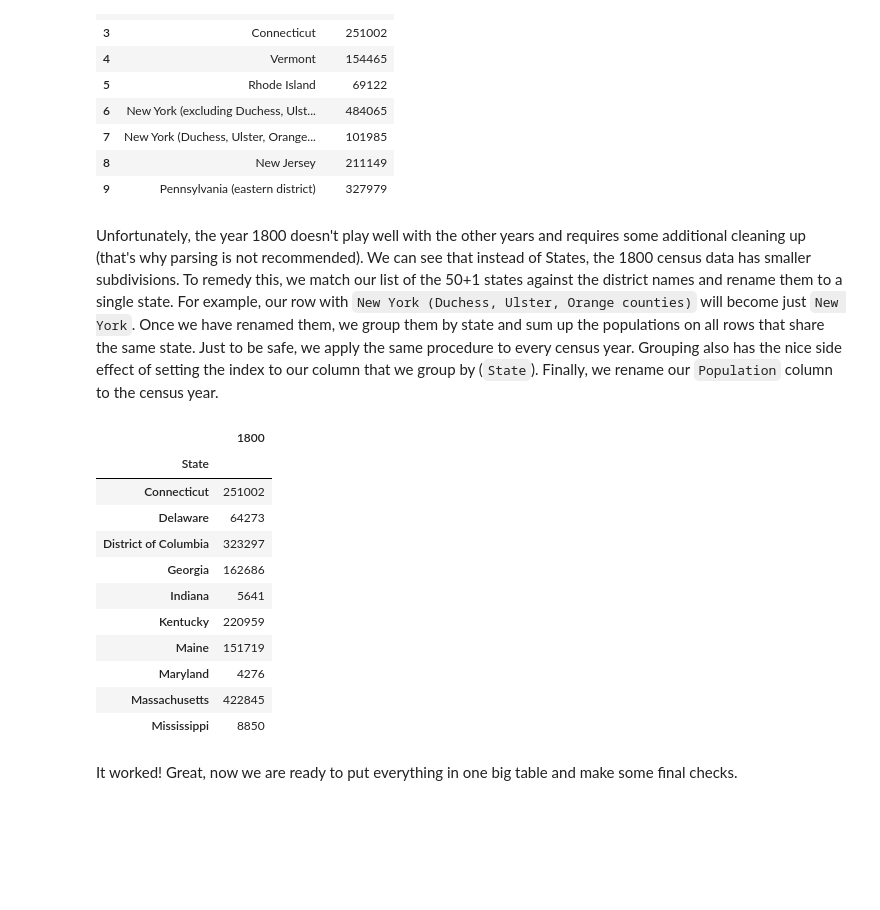
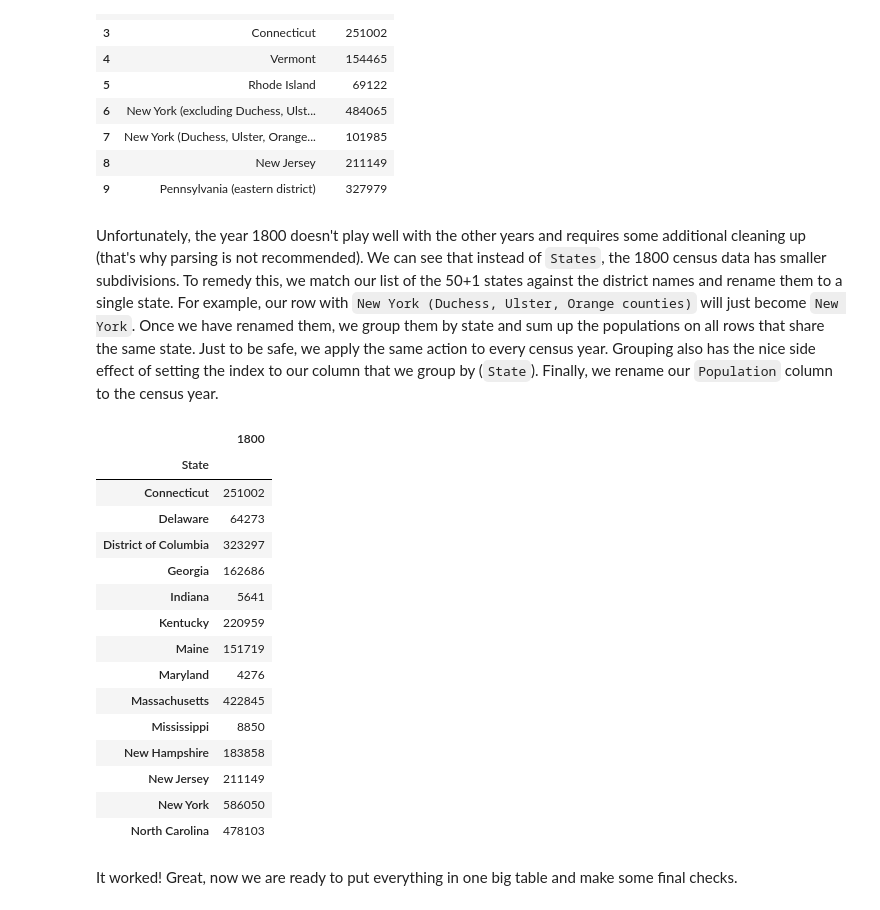
Before and after one commit to AntonMu/Census2020, a Jupyter notebook: USCensus2020.ipynb, the cells around one changed output. Drawn from its saved outputs; the diff is of its cells as text; code cells hidden in the pictures; blank space fills up the shorter version.

```diff
--- a/USCensus2020.ipynb
+++ b/USCensus2020.ipynb
@@ -97,6 +97,6 @@ for key in Census.keys():
     Census[key] = Census[key][['State','Population']]
     Census[key].loc[:,'Population']=Census[key].loc[:,'Population'].apply(
         lambda s: int(re.sub(r'\[.*','', str(s)).replace(',','')))
-    display(Census[key].head(10))
+    display(Census[key].head(8))
 # %% [output]
 Displaying values for 1790
@@ -185,34 +177,38 @@ display(Census[1800].head(10))
 | 8 | New Jersey | 211149 |
 | 9 | Pennsylvania (eastern district) | 327979 |
 # %% [markdown]
-Unfortunately, the year 1800 doesn't play well with the other years and requires some additional cleaning up (that's why parsing is not recommended). We can see that instead of States, the 1800 census data has smaller subdivisions. To remedy this, we match our list of the 50+1 states against the district names and rename them to a single state. For example, our row with `New York (Duchess, Ulster, Orange counties)` will become just `New York`. Once we have renamed them, we group them by state and sum up the populations on all rows that share the same state. Just to be safe, we apply the same procedure to every census year. Grouping also has the nice side effect of setting the index to our column that we group by (`State`). Finally, we rename our `Population` column to the census year.
+Unfortunately, the year 1800 doesn't play well with the other years and requires some additional cleaning up (that's why parsing is not recommended). We can see that instead of `States`, the 1800 census data has smaller subdivisions. To remedy this, we match our list of the 50+1 states against the district names and rename them to a single state. For example, our row with `New York (Duchess, Ulster, Orange counties)` will just become `New York`. Once we have renamed them, we group them by state and sum up the populations on all rows that share the same state. Just to be safe, we apply the same action to every census year. Grouping also has the nice side effect of setting the index to our column that we group by (`State`). Finally, we rename our `Population` column to the census year.
 # %%
 States = pd.read_csv('States.csv')['States']
 StatesList = States.tolist()
 
-if isinstance(Census[1790].index[0],int):
+if isinstance(Census[1790].index[0], int):
     for key in Census.keys():
         for i, row in Census[key].iterrows():
             for State in StatesList:
                 if State in row['State']:
                     Census[key].loc[i,'State'] = State
         Census[key] = Census[key][Census[key]['State'].isin(StatesList)]
         Census[key] = Census[key].groupby(['State'],squeeze=True).sum()
         Census[key].rename(columns={'Population':str(key)},inplace=True)
-display(Census[1800].head(10))
+display(Census[1800].head(14))
 # %% [output]
 |  | 1800 |
 | State |  |
 | Connecticut | 251002 |
 | Delaware | 64273 |
 | District of Columbia | 323297 |
 | Georgia | 162686 |
 | Indiana | 5641 |
 | Kentucky | 220959 |
 | Maine | 151719 |
 | Maryland | 4276 |
 | Massachusetts | 422845 |
 | Mississippi | 8850 |
+| New Hampshire | 183858 |
+| New Jersey | 211149 |
+| New York | 586050 |
+| North Carolina | 478103 |
 # %% [markdown]
 It worked! Great, now we are ready to put everything in one big table and make some final checks.
 # %%
```
Also changed, not shown: parts of 8 cells of this notebook.
